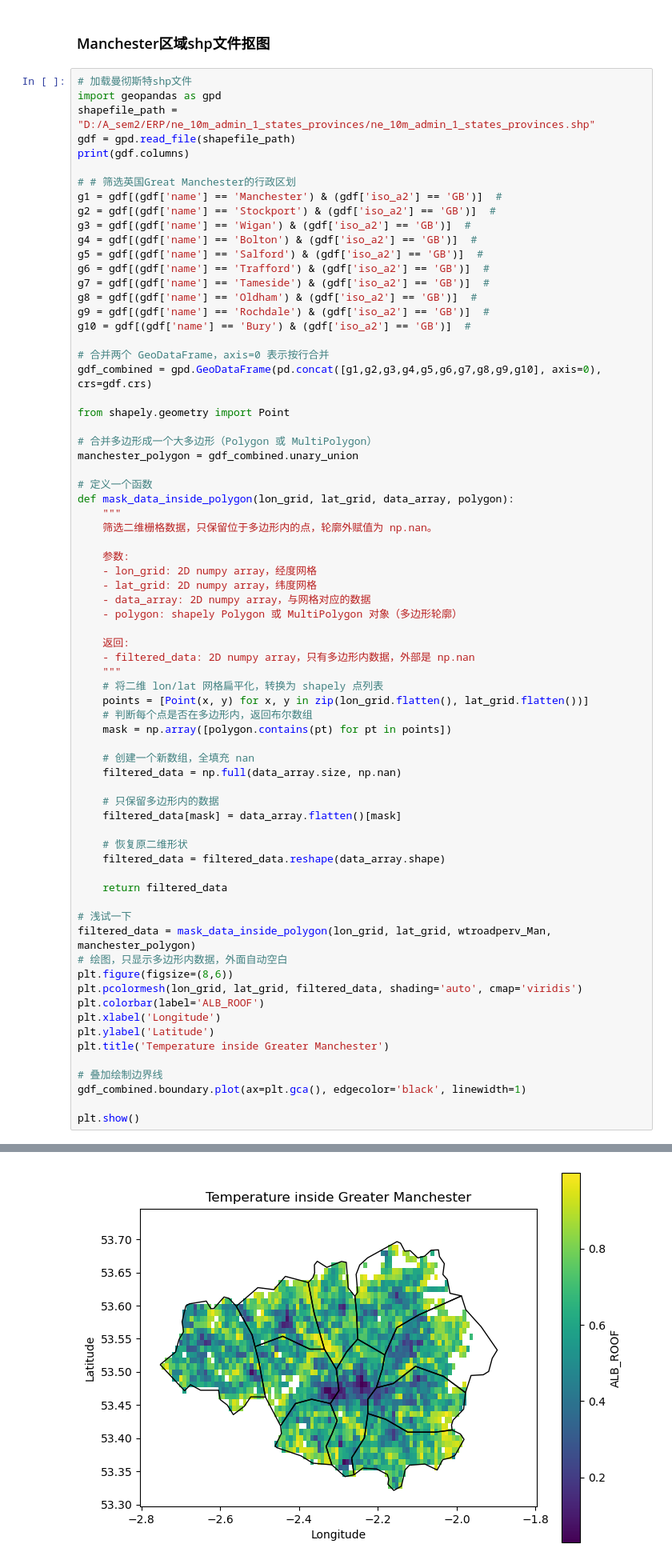
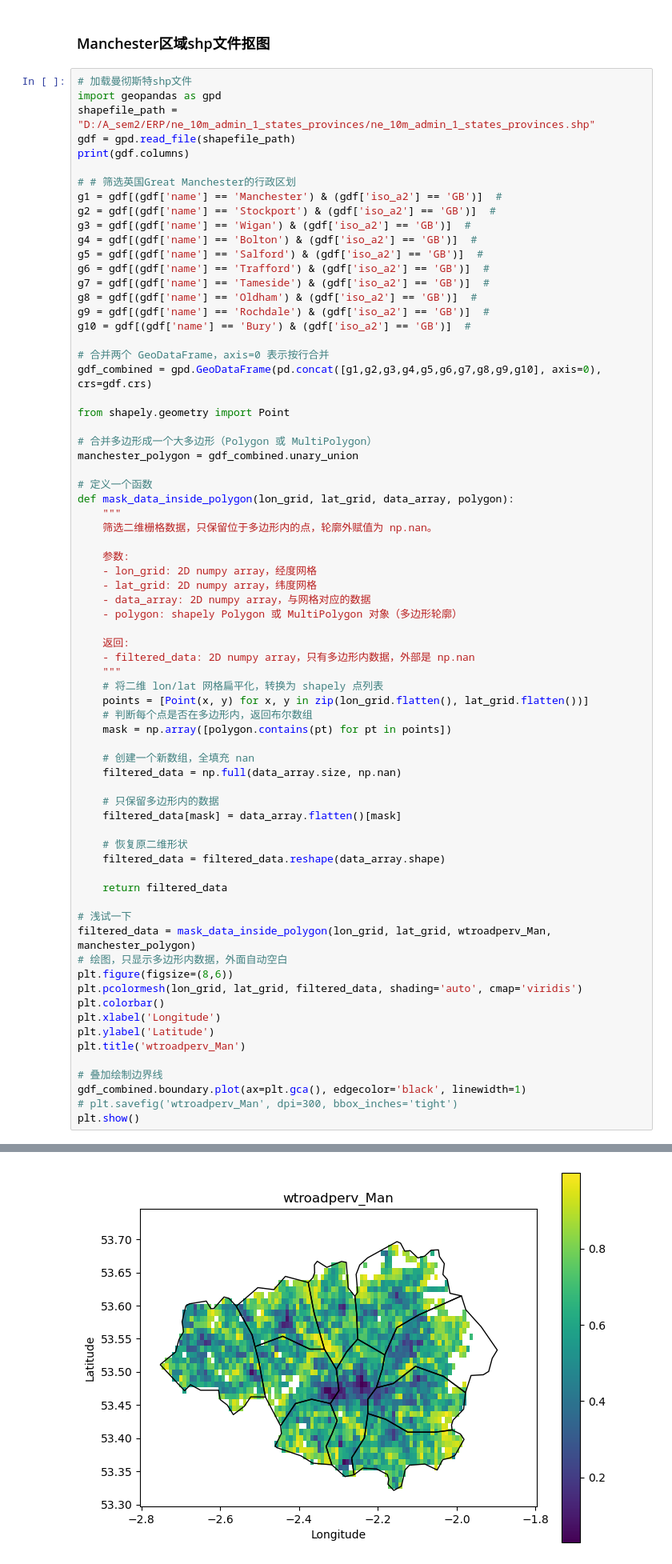
Before and after one commit to Kiccefree3105/MengqiHu-dissertation, a Jupyter notebook: 2_model_predict/ERP_visual.ipynb, the cells around one changed output, grey strips where cells are left out. Shown at 80% size. Saved outputs shown, nothing was run; the diff lists cells and outputs as text.

```diff
--- a/2_model_predict/ERP_visual.ipynb
+++ b/2_model_predict/ERP_visual.ipynb
@@ -152,37 +204,37 @@ def mask_data_inside_polygon(lon_grid, lat_grid, data_array, polygon):
 
     # 创建一个新数组，全填充 nan
     filtered_data = np.full(data_array.size, np.nan)
 
     # 只保留多边形内的数据
     filtered_data[mask] = data_array.flatten()[mask]
 
     # 恢复原二维形状
     filtered_data = filtered_data.reshape(data_array.shape)
 
     return filtered_data
 
 # 浅试一下
 filtered_data = mask_data_inside_polygon(lon_grid, lat_grid, wtroadperv_Man, manchester_polygon)
 # 绘图，只显示多边形内数据，外面自动空白
 plt.figure(figsize=(8,6))
 plt.pcolormesh(lon_grid, lat_grid, filtered_data, shading='auto', cmap='viridis')
-plt.colorbar(label='ALB_ROOF')
+plt.colorbar()
 plt.xlabel('Longitude')
 plt.ylabel('Latitude')
-plt.title('Temperature inside Greater Manchester')
+plt.title('wtroadperv_Man')
 
 # 叠加绘制边界线
 gdf_combined.boundary.plot(ax=plt.gca(), edgecolor='black', linewidth=1)
-
+# plt.savefig('wtroadperv_Man', dpi=300, bbox_inches='tight')
 plt.show()
 # %% [output]
 Index(['featurecla', 'scalerank', 'adm1_code', 'diss_me', 'iso_3166_2',
        'wikipedia', 'iso_a2', 'adm0_sr', 'name', 'name_alt',
        ...
        'FCLASS_ID', 'FCLASS_PL', 'FCLASS_GR', 'FCLASS_IT', 'FCLASS_NL',
        'FCLASS_SE', 'FCLASS_BD', 'FCLASS_UA', 'FCLASS_TLC', 'geometry'],
       dtype='object', length=122)
-[figure, old version]
+[figure, new version]
 # %%
 # 将读取到的变量依次存放到featuers数据中
 # 先确定每个二维数据的大小
```
Also changed, not shown: parts of 28 cells of this notebook, 2 other files.
